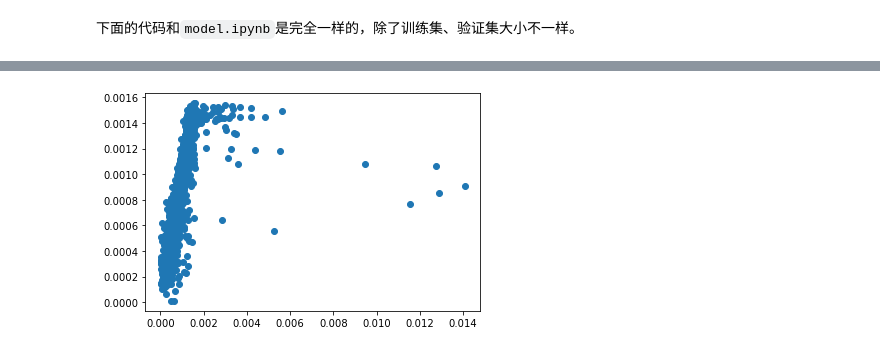
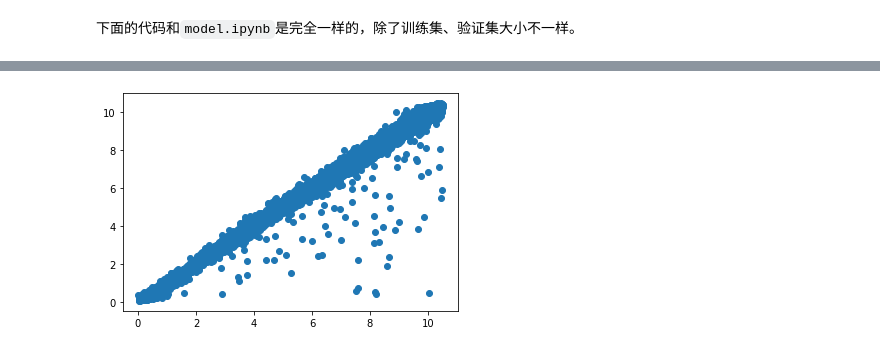
Before and after one commit to haimengzhao/juno-reconstruction, a Jupyter notebook: train.ipynb, the cells around one changed output, grey strips where cells are left out. Cells and saved outputs as stored; diff of their text form; code cells hidden in the pictures.

```diff
--- a/train.ipynb
+++ b/train.ipynb
@@ -277,30 +165,0 @@ validationDataForP.save_binary('./train/validDataForP.bin')
-# %%
-trainDataForP = lgb.Dataset('./train/trainDataForP.bin')
-validationDataForP = lgb.Dataset('./train/validDataForP.bin')
-
-params = {
-    'boosting_type': 'gbdt',
-    'objective': 'regression',
-    'metric': {'custom'},
-    'num_leaves': 2**12,
-    'learning_rate': 0.001,
-    'feature_fraction': 1,
-    'bagging_fraction': 0.1,
-    'bagging_freq': 5,
-    'verbose': -1,
-    'num_threads': 20,
-    'max_depth': 12,
-    #'device': 'gpu',
-    #'gpu_platform_id': -1,
-    #'gpu_device_id': -1,
-}
-gbmForP = lgb.train(
-    params,
-    trainDataForP,
-    num_boost_round=60000,
-    valid_sets=validationDataForP,
-    early_stopping_rounds=1000,
-    fobj=lossfunc_train,
-    feval=lossfunc_eval,
-)
-gbmForP.save_model('model/modelPCalc.txt')
@@ -351,13 +166,18 @@ leaves 2**12 max_depth -1 0.00806783
 # %%
+# 如果要观察模型效果，请取消下面注释
+'''
+import matplotlib.pyplot as plt
+%matplotlib inline
 plt.scatter(
-    p/peTotal,
+    p,
     gbmForP.predict(
         np.stack(
-            (peMean, peStd, peTimeMean, peTimeStd),
+            (peTotal, peMean, peStd, peTimeMean, peTimeStd),
             axis=1
         )
     )
 )
 plt.show()
+'''
 # %% [output]
-[figure, old version]
+[figure, new version]
```
Also changed, not shown: parts of 14 cells of this notebook, 8 other files.
